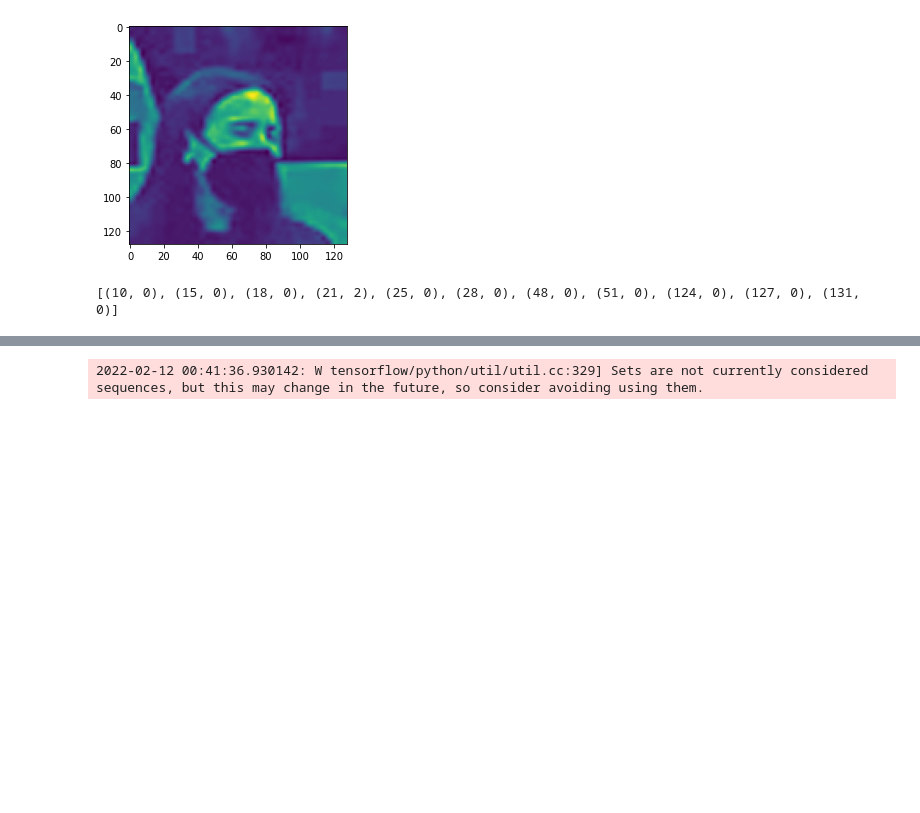
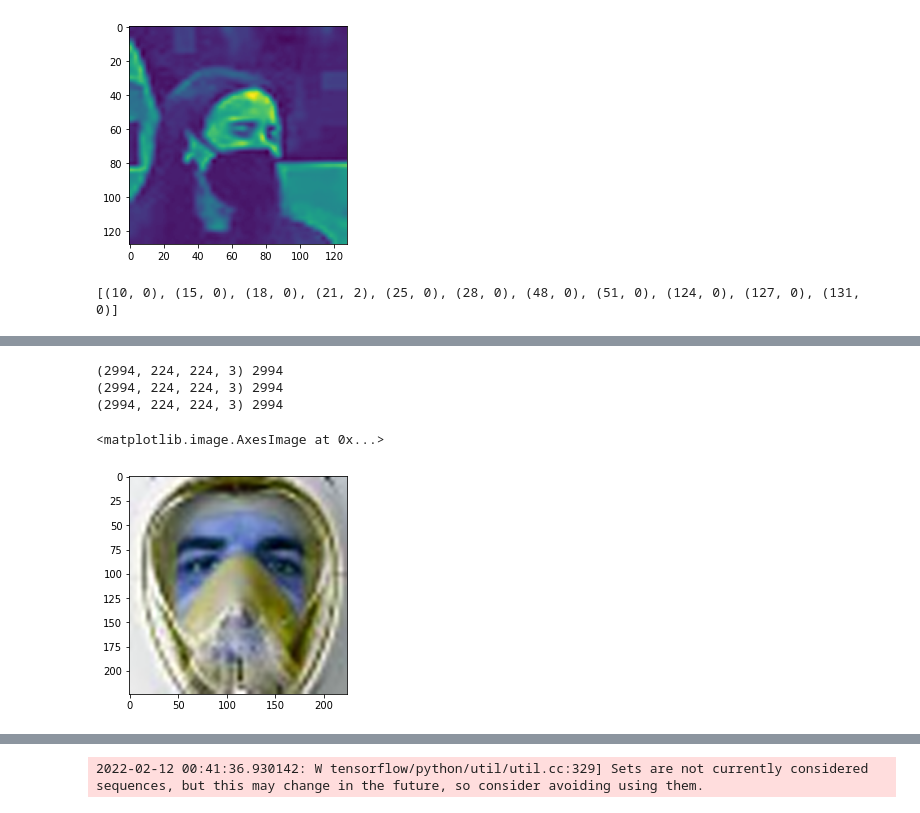
Before and after one commit to martaSpadoni/sacr-var, a Jupyter notebook: sacr-mask-detection/mask-classifier.ipynb, the cells around one changed output, grey strips where cells are left out. Drawn from its saved outputs; the diff is of its cells as text; code cells hidden in the pictures; blank space fills up the shorter version.

Commit message:
chore: start augmenting dataset

```diff
--- a/sacr-mask-detection/mask-classifier.ipynb
+++ b/sacr-mask-detection/mask-classifier.ipynb
@@ -20,7 +20,12 @@ classes = {
 def load_dataset(label, labels = classes):
     paths = glob.glob("./face-mask-dataset/"  + label + "/*")
     paths.sort()
-    return [np.array(cv.imread(p)) for p in paths], [labels[label] for p in paths]
+    return np.array(np.array(cv.imread(p)) for p in paths), [labels[label] for p in paths]
+
+def load_double_resized_dataset(label, labels = classes):
+    paths = glob.glob("./face-mask-dataset/"  + label + "/*")
+    paths.sort()
+    return np.array([np.array(double_resize(cv.imread(p))) for p in paths]), [labels[label] for p in paths]
 
 def load_gray_dataset(label, labels = classes):
     paths = glob.glob("./face-mask-dataset/"  + label + "/*")
@@ -40,6 +45,10 @@ def load_images(path):
 def extract_hog(image, ppc = 16):
     features, _ = hog(image, orientations=8, pixels_per_cell=(ppc,ppc),cells_per_block=(4, 4),block_norm= 'L2',visualize=True)
     return features
+
+def double_resize(image, first_size = (50, 50), target_size = (224, 224)):
+    resized = cv.resize(image, (first_size), interpolation = cv.INTER_CUBIC)
+    return cv.resize(resized, (target_size), interpolation = cv.INTER_CUBIC)
 # %%
 mask, mask_labels = load_gray_dataset("with_mask")
 no_mask, no_mask_labels = load_gray_dataset("without_mask")
@@ -128,3 +150,20 @@ for layer in model.layers[:-23]:
     layer.trainable = False
 # %%
 model.compile(optimizer=tf.keras.optimizers.Adam(lr=0.0001), loss='categorical_crossentropy', metrics=['accuracy'])
+# %%
+mask, mask_labels = load_double_resized_dataset("with_mask")
+no_mask, no_mask_labels = load_double_resized_dataset("without_mask")
+mask_incorrect, mask_incorrect_labels = load_double_resized_dataset("mask_worn_incorrect")
+
+print(mask.shape, len(mask_labels))
+print(no_mask.shape, len(no_mask_labels))
+print(mask_incorrect.shape, len(mask_incorrect_labels))
+# %% [output]
+(2994, 224, 224, 3) 2994
+(2994, 224, 224, 3) 2994
+(2994, 224, 224, 3) 2994
+# %%
+plt.imshow(mask[0])
+# %% [output]
+<matplotlib.image.AxesImage at 0x...>
+[figure, added]
```
Also changed, not shown: parts of 7 cells of this notebook.
